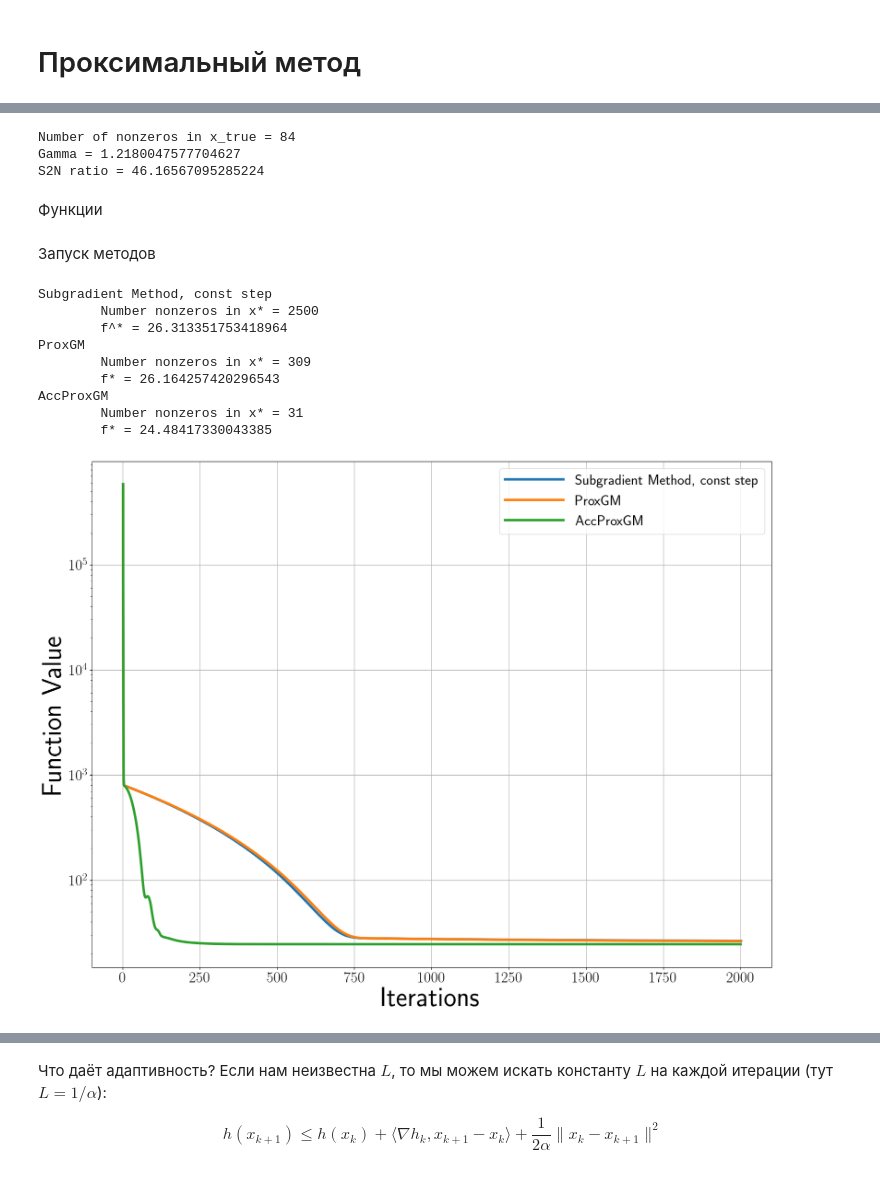
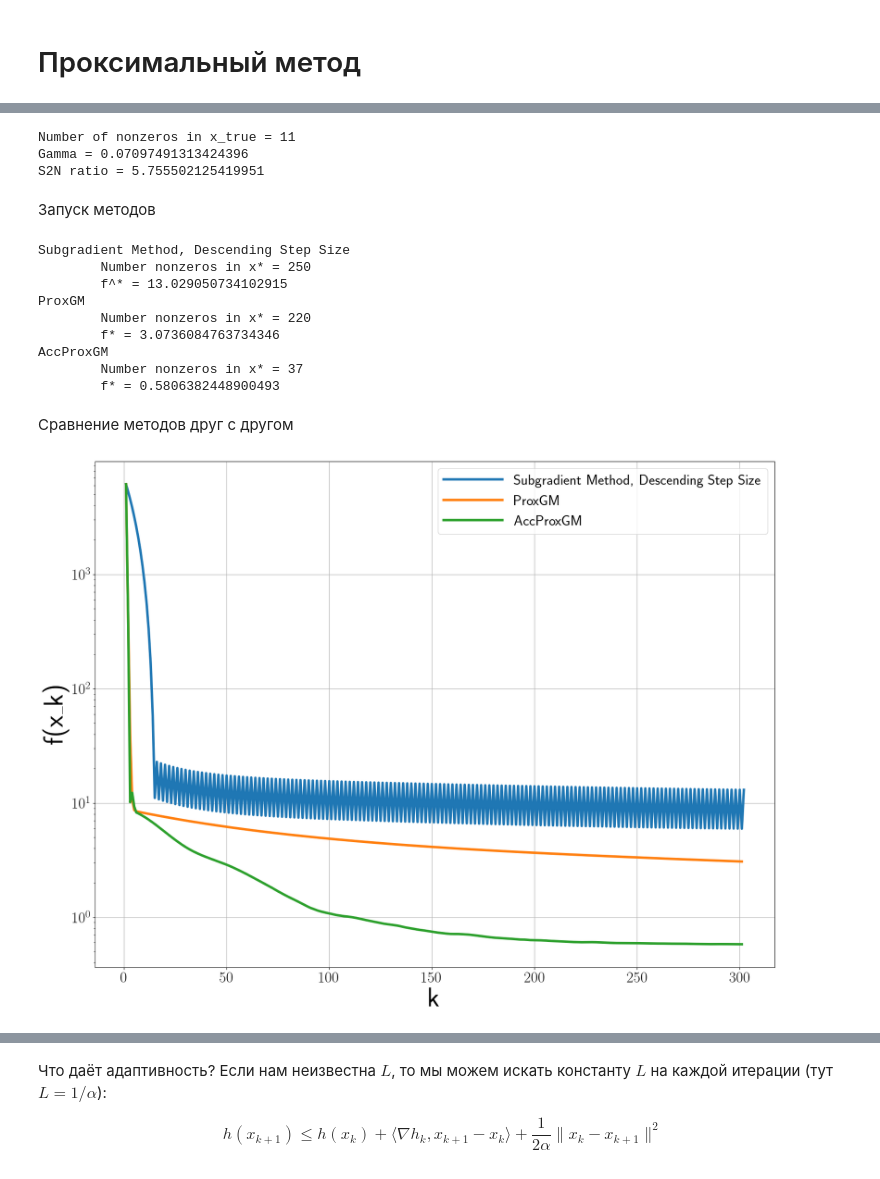
Before and after one commit to DredderGun/math_opt_course, a Jupyter notebook: lesson4_non_smooth_obj/sem3_proximal.ipynb, the cells around one changed output, grey strips where cells are left out. Cells and saved outputs as stored; diff of their text form; code cells hidden in the pictures.

```diff
--- a/lesson4_non_smooth_obj/sem3_proximal.ipynb
+++ b/lesson4_non_smooth_obj/sem3_proximal.ipynb
@@ -150,8 +164,6 @@ $$x_{k+1} = x_k - h \nabla f(x_k)$$
 # %%
-m = 500
-n = 2500
-
-np.random.seed(1)
+m = 50
+n = 250
 
 A = np.random.rand(m, n)
 A = skprep.normalize(A, norm="l2", axis=0) # нормировка строк матрицы
@@ -171,66 +183,66 @@ x0 = np.random.rand(n)
 
 L = np.linalg.eigvalsh(A.T.dot(A)).max()
 # %% [output]
-Number of nonzeros in x_true = 84
-Gamma = 1.2180047577704627
-S2N ratio = 46.16567095285224
+Number of nonzeros in x_true = 11
+Gamma = 0.07097491313424396
+S2N ratio = 5.755502125419951
-# %% [markdown]
-Функции
 # %%
-F = lambda x: np.linalg.norm(A.dot(x) - y) ** 2 / 2 + gamma * np.sum(np.abs(x))
-subgradF = lambda x: A.T.dot(A.dot(x) - y) + gamma * np.sign(x) # для субградиентного метода
+F_composite = lambda x: np.linalg.norm(A.dot(x) - y) ** 2 / 2 + gamma * np.sum(np.abs(x))
+subgradF_composite = lambda x: A.T.dot(A.dot(x) - y) + gamma * np.sign(x) # субградиент
 
 f = lambda x: np.linalg.norm(A.dot(x) - y) ** 2 / 2
-gradf = lambda x: A.T.dot(A.dot(x) - y)
+gradf = lambda x: A.T.dot(A.dot(x) - y) # градиент дифференцируемой части
 
 g_prox = lambda h, alpha: np.sign(h) * np.maximum(np.abs(h) - alpha * gamma, 0) # проксимальный оператор
 # %% [markdown]
 Запуск методов
 # %%
-num_iter = 2000
+max_iters = 300
 methods = []
 
-method = SubgradMethod(ConstantStepSize(5e-4), name="Subgradient Method, const step")
-x_subgrad = method.solve(x0, F, subgradF, tol=0, max_iter=num_iter)
+method = SubgradMethod(ConstantStepSize(np.linalg.norm(x0 - x_true) / np.sqrt(max_iters + 1)), name="Subgradient Method, Descending Step Size")
+x_subgrad = method.solve(x0, F_composite, subgradF_composite, max_iter=max_iters)
 methods.append(method)
 print(method.name)
 print("\tNumber nonzeros in x* = {}".format(np.sum(x_subgrad != 0)))
-print("\tf^* = {}".format(F(x_subgrad)))
+print("\tf^* = {}".format(F_composite(x_subgrad)))
 
 method = ProxGM(name="ProxGM")
-x = method.solve(x0, f, gradf, g_prox, max_iter=num_iter)
+x = method.solve(x0, f, gradf, g_prox, max_iter=max_iters)
 methods.append(method)
 print(method.name)
 print("\tNumber nonzeros in x* = {}".format(np.sum(x != 0)))
-print("\tf* = {}".format(F(x)))
+print("\tf* = {}".format(F_composite(x)))
 
 method = AccProxGM(fix_lam=None, name="AccProxGM")
-x_acc = method.solve(x0, f, gradf, g_prox, max_iter=num_iter)
+x_acc = method.solve(x0, f, gradf, g_prox, max_iter=max_iters)
 methods.append(method)
 print(method.name)
 print("\tNumber nonzeros in x* = {}".format(np.sum(x_acc != 0)))
-print("\tf* = {}".format(F(x_acc)))
+print("\tf* = {}".format(F_composite(x_acc)))
 # %% [output]
-Subgradient Method, const step
-        Number nonzeros in x* = 2500
-        f^* = 26.313351753418964
+Subgradient Method, Descending Step Size
+        Number nonzeros in x* = 250
+        f^* = 13.029050734102915
 ProxGM
-        Number nonzeros in x* = 309
-        f* = 26.164257420296543
+        Number nonzeros in x* = 220
+        f* = 3.0736084763734346
 AccProxGM
-        Number nonzeros in x* = 31
-        f* = 24.48417330043385
+        Number nonzeros in x* = 37
+        f* = 0.5806382448900493
+# %% [markdown]
+Сравнение методов друг с другом
 # %%
 %matplotlib inline
 plt.rc("text", usetex=True)
 plt.figure(figsize=(20, 15))
 
 for method in methods:
-    hist = [F(x) for x, _ in method.history]
+    hist = [F_composite(x) for x, _ in method.history]
     plt.semilogy(range(1, len(hist) + 1), hist, label=method.name)
 plt.grid()
-plt.xlabel("Iterations")
-plt.ylabel("Function Value")
+plt.xlabel("k")
+plt.ylabel("f(x_k)")
 plt.legend(loc="best", fontsize=24);
 # %% [output]
-[figure, old version]
+[figure, new version]
```
Also changed, not shown: parts of 30 cells of this notebook.
